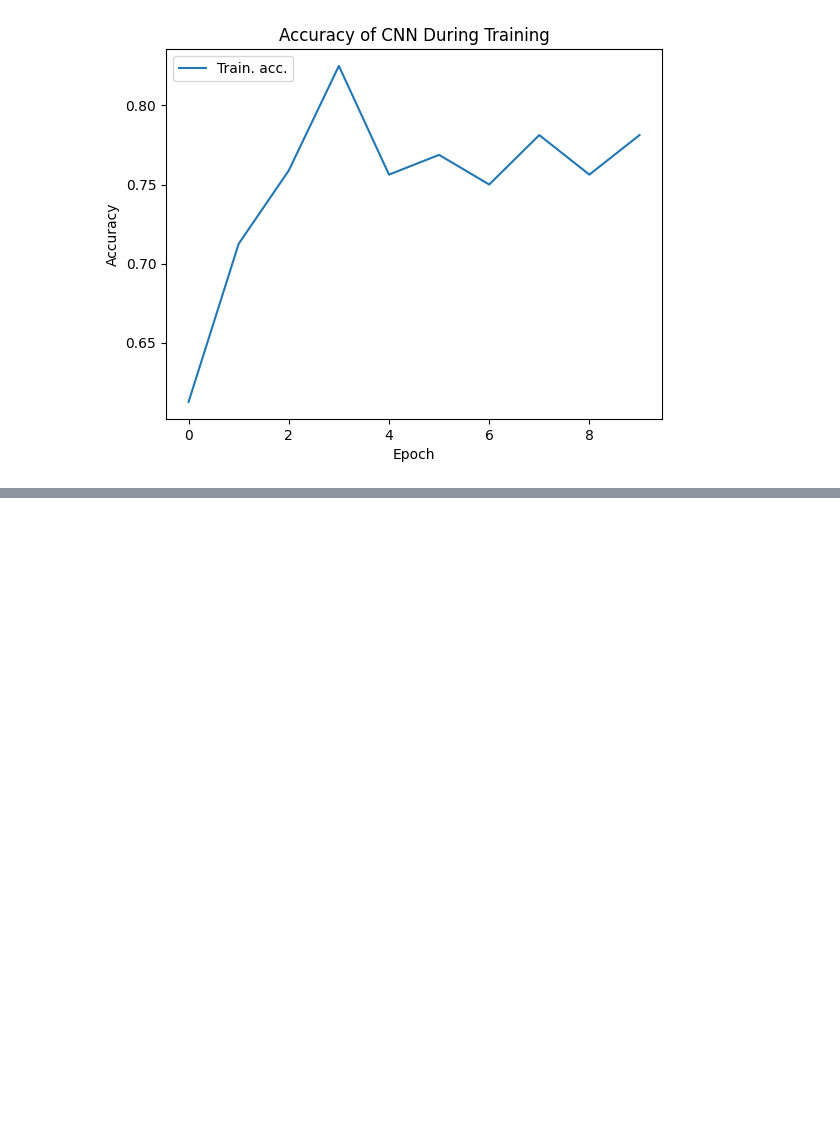
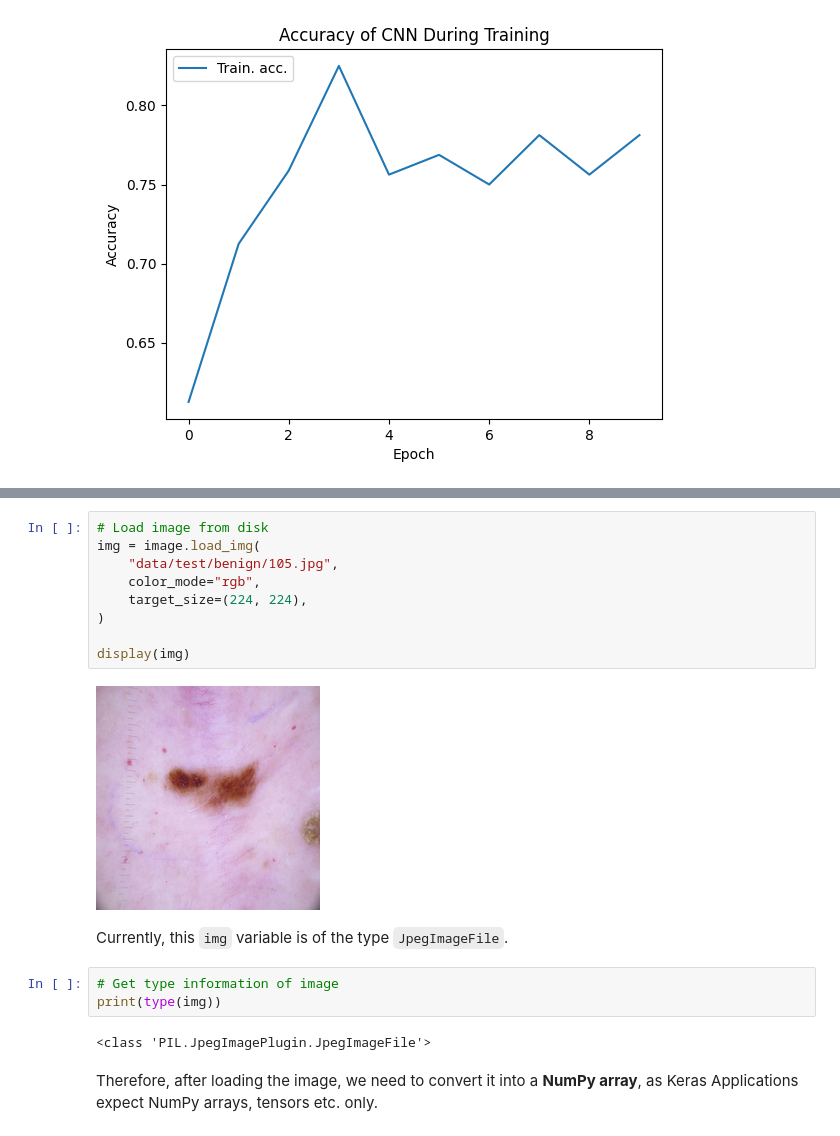
Before and after one commit to ravi-aratchige/IPCV, a Jupyter notebook: 8. Skin Cancer Detection/Skin Cancer Detection with VGG16.ipynb, the cells around one changed output, grey strips where cells are left out. Drawn from its saved outputs; the diff is of its cells as text; blank space fills up the shorter version.

```diff
--- a/8. Skin Cancer Detection/Skin Cancer Detection with VGG16.ipynb
+++ b/8. Skin Cancer Detection/Skin Cancer Detection with VGG16.ipynb
@@ -409,0 +416,20 @@ plt.show()                                      # Display the plot
+# %%
+# Load image from disk
+img = image.load_img(
+    "data/test/benign/105.jpg",
+    color_mode="rgb",
+    target_size=(224, 224),
+)
+
+display(img)
+# %% [output]
+[figure, added]
+# %% [markdown]
+Currently, this `img` variable is of the type `JpegImageFile`.
+# %%
+# Get type information of image
+print(type(img))
+# %% [output]
+<class 'PIL.JpegImagePlugin.JpegImageFile'>
+# %% [markdown]
+Therefore, after loading the image, we need to convert it into a **NumPy array**, as Keras Applications expect NumPy arrays, tensors etc. only.
```
Also changed, not shown: parts of 17 cells of this notebook.
